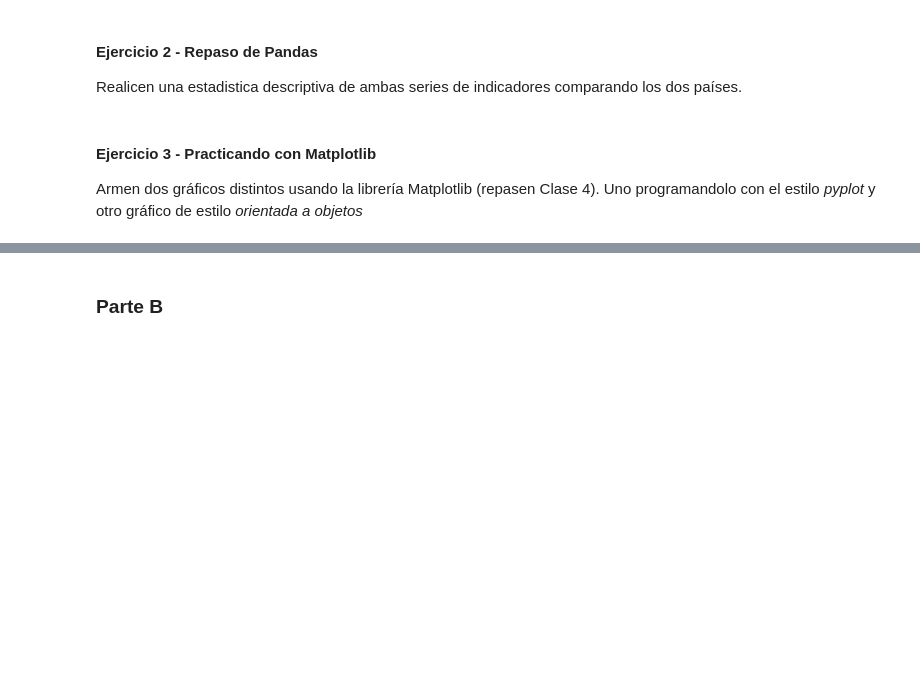
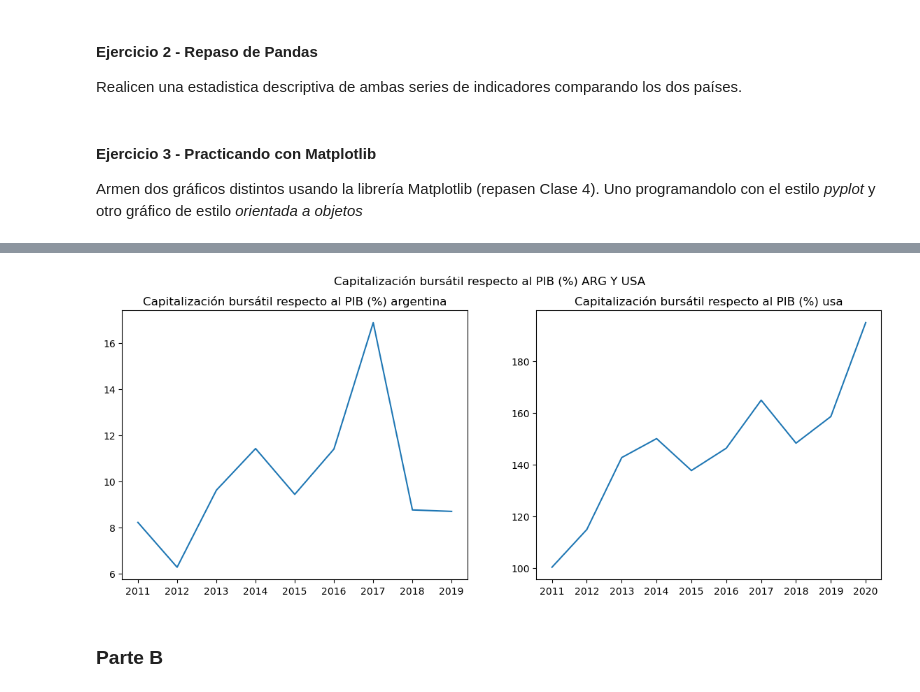
Before and after one commit to Eleconomistagus/-BigDataUBA-Grupo-25, a Jupyter notebook: TPs/TP1_Jugando con APIS y Webscrapping/TP1-UBA.ipynb, the cells around one changed output, grey strips where cells are left out. Cells and saved outputs as stored; diff of their text form; code cells hidden in the pictures; blank space fills up the shorter version.

```diff
--- a/TPs/TP1_Jugando con APIS y Webscrapping/TP1-UBA.ipynb
+++ b/TPs/TP1_Jugando con APIS y Webscrapping/TP1-UBA.ipynb
@@ -125,3 +122,19 @@ plt.show()
+# %%
+fig, ax = plt.subplots(figsize=(14, 5), ncols=2, nrows=1)
+
+# Definimos primer gráfico
+ax[0].plot(y1, x1)
+ax[0].set_title("Capitalización bursátil respecto al PIB (%) argentina")
+
+# Definimos segundo gráfico
+ax[1].plot(y2, x2)
+ax[1].set_title("Capitalización bursátil respecto al PIB (%) usa")
+
+# Definimos título general de la figura
+fig.suptitle("Capitalización bursátil respecto al PIB (%) ARG Y USA")
+plt.show()
+# %% [output]
+[figure, added]
 # %% [markdown]
 ### Parte B
 # %% [markdown]
```
Also changed, not shown: parts of 4 cells of this notebook.
